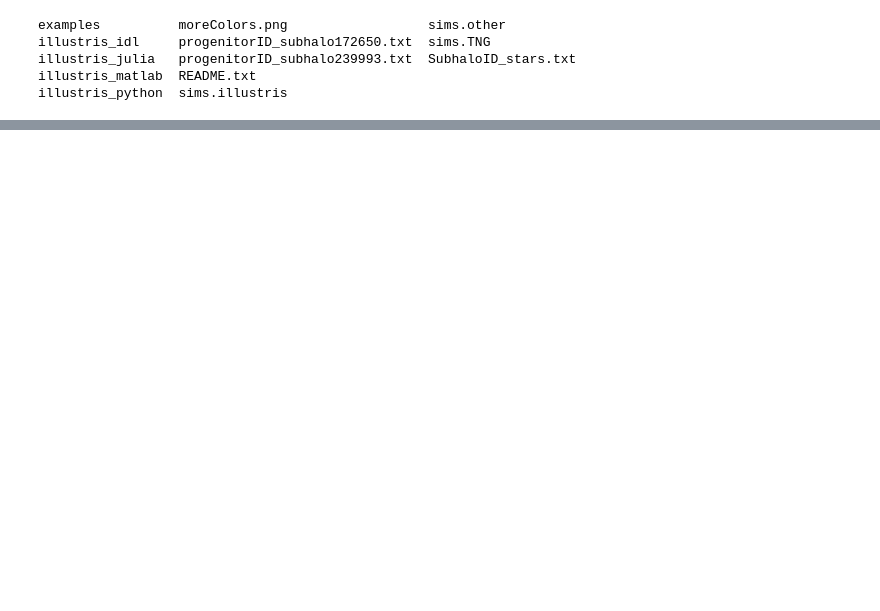
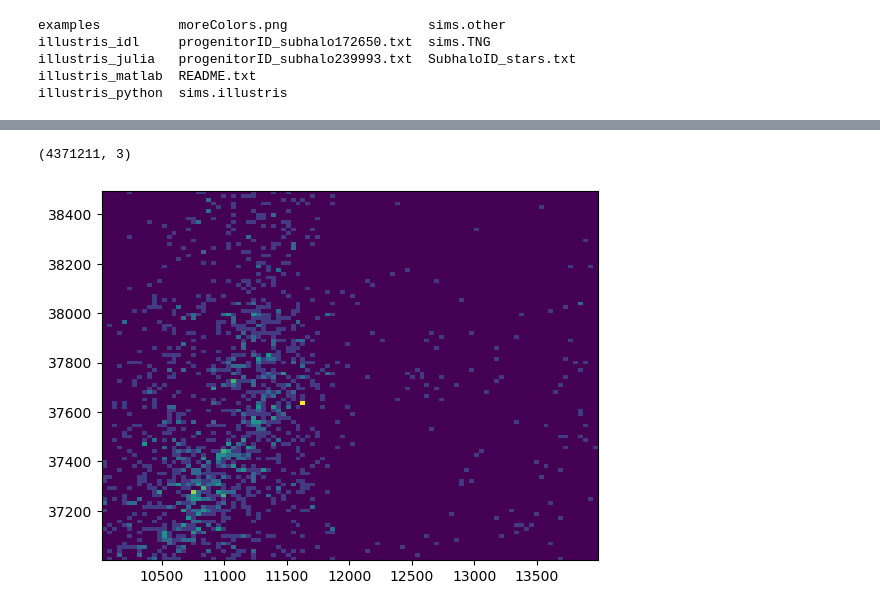
Before and after one commit to David-Chemaly/Stream_Finder, a Jupyter notebook: getBirthID.ipynb, the cells around one changed output, grey strips where cells are left out. Drawn from its saved outputs; the diff is of its cells as text; code cells hidden in the pictures; blank space fills up the shorter version.

Commit message:
getting subhalo that come close to main subhalo

```diff
--- a/getBirthID.ipynb
+++ b/getBirthID.ipynb
@@ -19,0 +36,8 @@ illustris_python  sims.illustris
+# %%
+numsnap = np.arange(0,99 + 1,1)
+
+subhalosID = tree['SubfindID']
+Descendant_subhalos = subhalosID[arg_Descendant_of_MB]
+
+subhalosSnap  = tree['SnapNum']
+Descendant_snap = subhalosSnap[arg_Descendant_of_MB]
@@ -19,0 +89,2 @@ illustris_python  sims.illustris
+# %%
+b = il.groupcat.loadSubhalos(basePath,0,fields=['SubhaloPos', 'SubhaloMass'])
@@ -19,0 +254,21 @@ illustris_python  sims.illustris
+# %%
+### Check if other subhalo in box ###
+
+fields = ['SubhaloPos']
+snap = 99
+subhalos = il.groupcat.loadSubhalos(basePath,snap,fields=fields)
+# %%
+subhalos.shape
+# %% [output]
+(4371211, 3)
+# %%
+plus  = 1
+minus = 1
+
+arg_in_box = np.where((subhalos[:,0] > x_min*minus) & (subhalos[:,0] < x_max*plus) &
+                      (subhalos[:,1] > y_min*minus) & (subhalos[:,1] < y_max*plus) &
+                      (subhalos[:,2] > z_min*minus) & (subhalos[:,2] < z_max*plus))[0]
+# %%
+plt.hist2d(subhalos[arg_in_box,0],subhalos[arg_in_box,1], bins=100);
+# %% [output]
+[figure, added]
```
Also changed, not shown: parts of 16 cells of this notebook, 3 other files.
